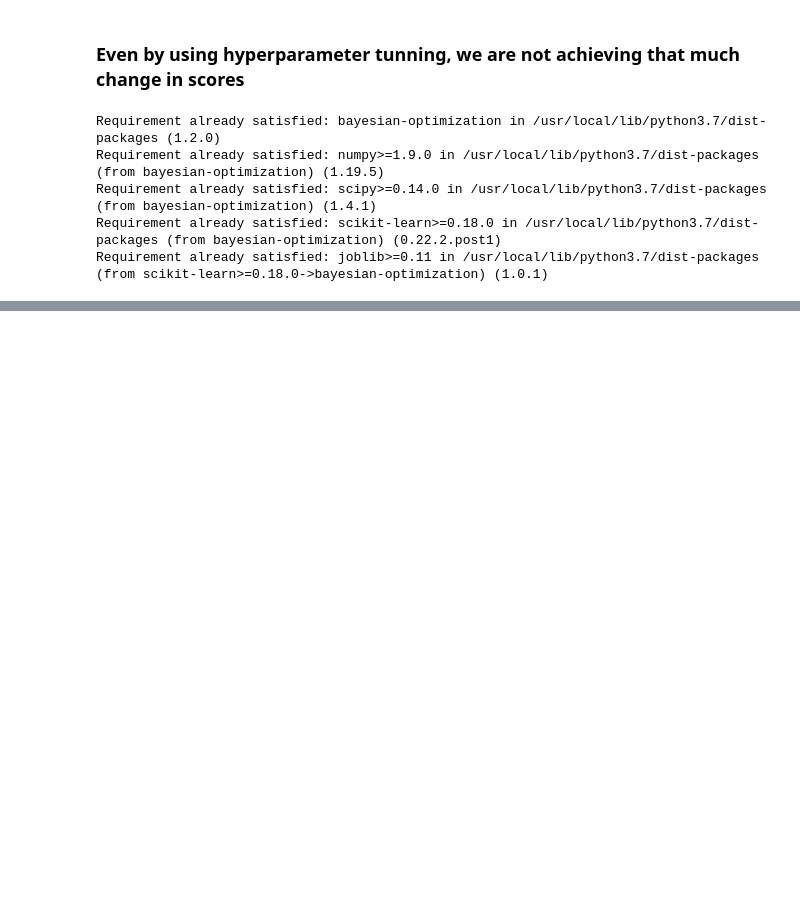
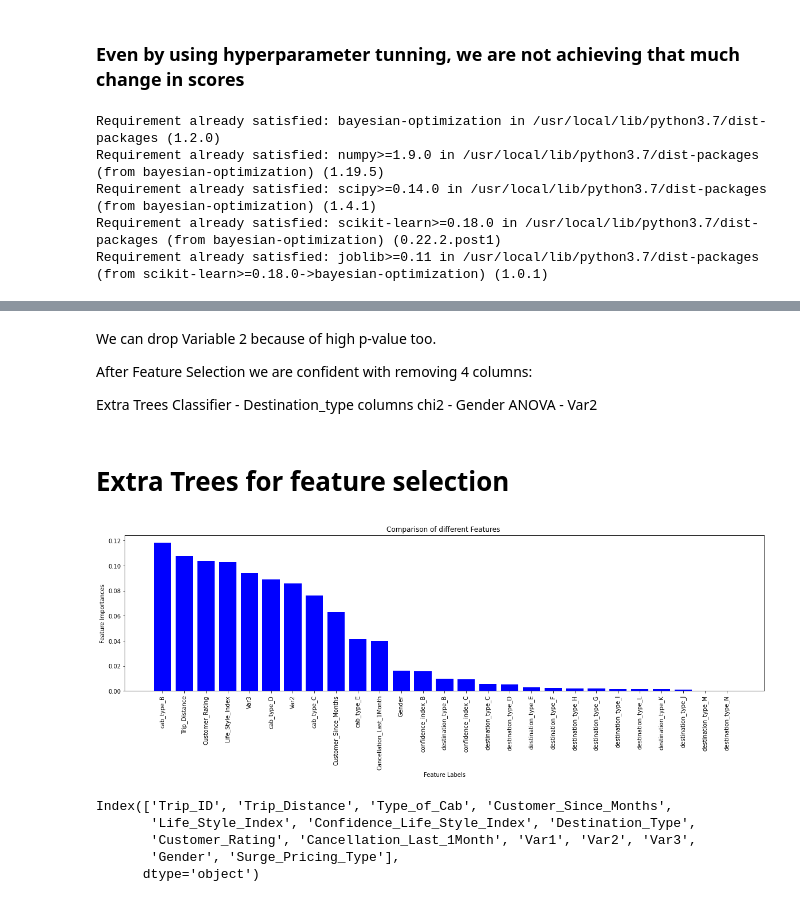
Before and after one commit to sksuman97/TAXI-MOBILITY-SURGE-PRICE-PREDICTION, a Jupyter notebook: ML_Projects_I_TAXI_MOBILITY_SURGE_PRICE_PREDICTION_.ipynb, the cells around one changed output, grey strips where cells are left out. Saved outputs shown, nothing was run; the diff lists cells and outputs as text; code cells hidden in the pictures; blank space fills up the shorter version.

```diff
--- a/ML_Projects_I_TAXI_MOBILITY_SURGE_PRICE_PREDICTION_.ipynb
+++ b/ML_Projects_I_TAXI_MOBILITY_SURGE_PRICE_PREDICTION_.ipynb
@@ -702,0 +939,31 @@ optimizer = BayesianOptimization(
+# %% [markdown]
+We can drop Variable 2 because of high p-value too.
+
+After Feature Selection we are confident with removing 4 columns:
+
+Extra Trees Classifier - Destination_type columns
+chi2 - Gender
+ANOVA - Var2
+# %% [markdown]
+# Extra Trees for feature selection
+# %%
+# ExtraTreesClassifier
+from sklearn.ensemble import ExtraTreesClassifier
+ET=ExtraTreesClassifier()
+ET.fit(X,y)
+imp_features=pd.Series(ET.feature_importances_,index=X.columns).sort_values(ascending=False)
+imp_features
+pd.DataFrame(imp_features,columns=['importance'])
+
+
+
+# Plotting a Bar Graph to compare the models
+
+plt.bar(imp_features.index,imp_features.values,color='b')
+plt.xticks(rotation='vertical')
+plt.xlabel('Feature Labels')
+plt.ylabel('Feature Importances')
+plt.title('Comparison of different Features ')
+plt.show()
+# %% [output]
+[figure, added]
@@ -702,0 +974,8 @@ optimizer = BayesianOptimization(
+# %%
+cop.columns
+# %% [output]
+Index(['Trip_ID', 'Trip_Distance', 'Type_of_Cab', 'Customer_Since_Months',
+       'Life_Style_Index', 'Confidence_Life_Style_Index', 'Destination_Type',
+       'Customer_Rating', 'Cancellation_Last_1Month', 'Var1', 'Var2', 'Var3',
+       'Gender', 'Surge_Pricing_Type'],
+      dtype='object')
```
Also changed, not shown: parts of 77 cells of this notebook.
